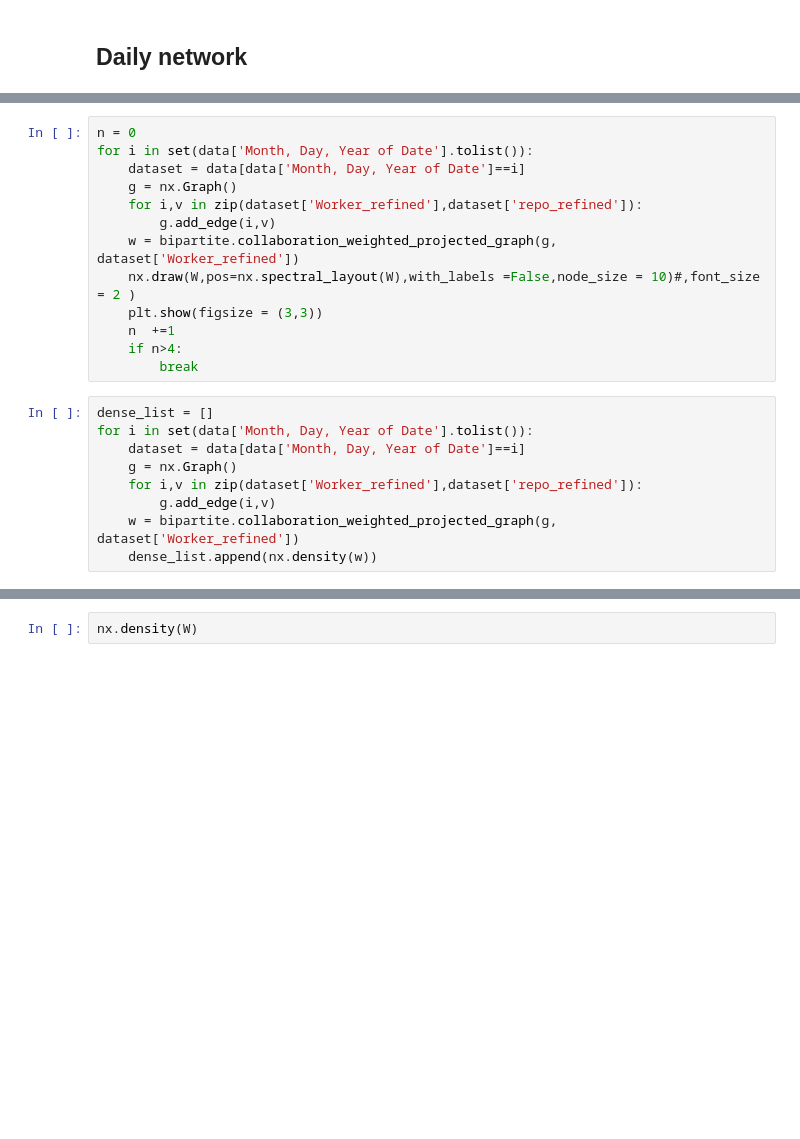
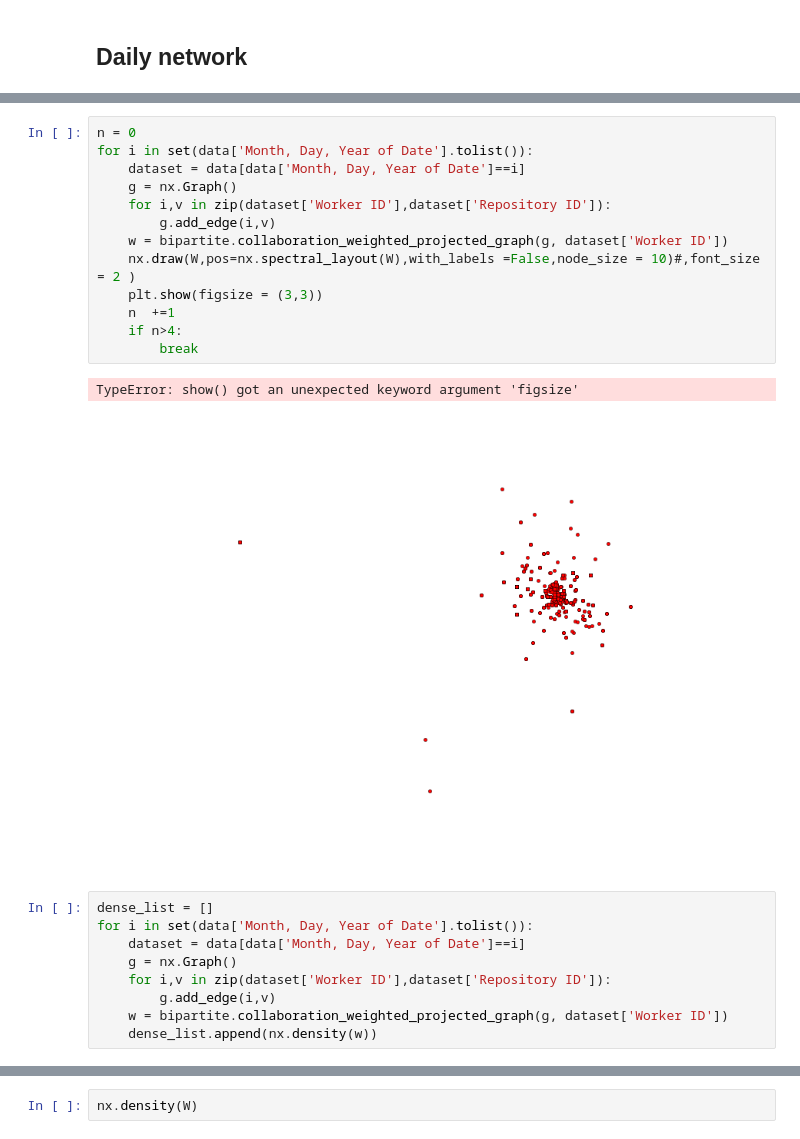
Before and after one commit to MiyainNYC/Graph-Thinking, a Jupyter notebook: dynamics.ipynb, the cells around one changed output, grey strips where cells are left out. Saved outputs shown, nothing was run; the diff lists cells and outputs as text; blank space fills up the shorter version.

```diff
--- a/dynamics.ipynb
+++ b/dynamics.ipynb
@@ -739,24 +808,27 @@ plt.show()
 # %%
 n = 0
 for i in set(data['Month, Day, Year of Date'].tolist()):
     dataset = data[data['Month, Day, Year of Date']==i]
     g = nx.Graph()
-    for i,v in zip(dataset['Worker_refined'],dataset['repo_refined']):
+    for i,v in zip(dataset['Worker ID'],dataset['Repository ID']):
         g.add_edge(i,v)
-    w = bipartite.collaboration_weighted_projected_graph(g, dataset['Worker_refined'])
+    w = bipartite.collaboration_weighted_projected_graph(g, dataset['Worker ID'])
     nx.draw(W,pos=nx.spectral_layout(W),with_labels =False,node_size = 10)#,font_size = 2 )
     plt.show(figsize = (3,3))
     n  +=1
     if n>4:
         break
+# %% [output]
+TypeError: show() got an unexpected keyword argument 'figsize'
+[figure, added]
 # %%
 dense_list = []
 for i in set(data['Month, Day, Year of Date'].tolist()):
     dataset = data[data['Month, Day, Year of Date']==i]
     g = nx.Graph()
-    for i,v in zip(dataset['Worker_refined'],dataset['repo_refined']):
+    for i,v in zip(dataset['Worker ID'],dataset['Repository ID']):
         g.add_edge(i,v)
-    w = bipartite.collaboration_weighted_projected_graph(g, dataset['Worker_refined'])
+    w = bipartite.collaboration_weighted_projected_graph(g, dataset['Worker ID'])
     dense_list.append(nx.density(w))
 # %%
 plt.plot(dense_list)
```
Also changed, not shown: parts of 10 cells of this notebook.
